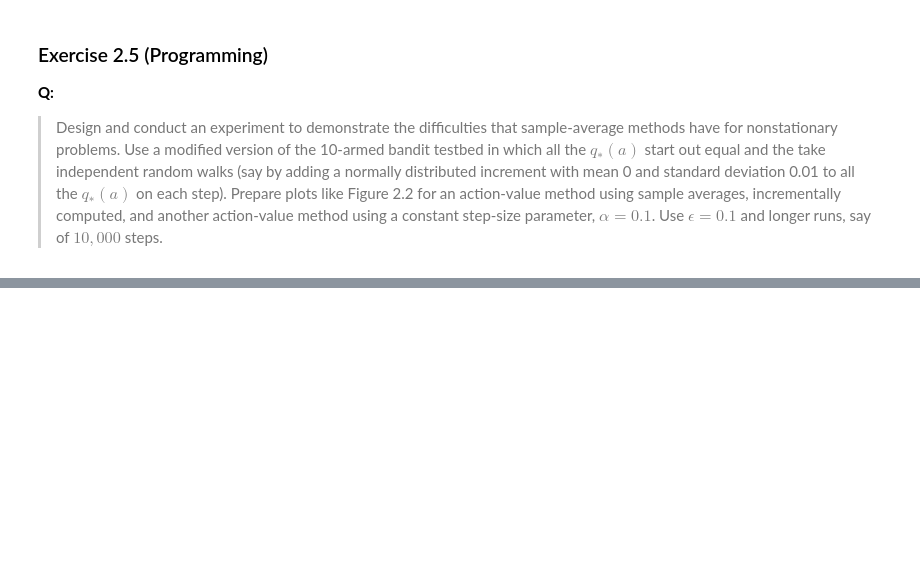
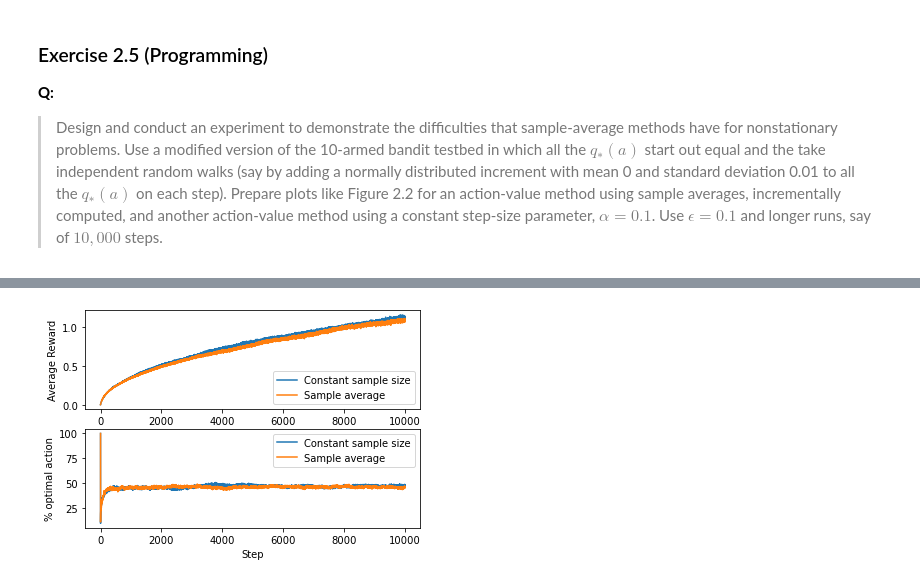
Before and after one commit to gabewilliam/Sutton-Barto_RL_Solutions, a Jupyter notebook: Ch2.ipynb, the cells around one changed output, grey strips where cells are left out. Cells and saved outputs as stored; diff of their text form; code cells hidden in the pictures; blank space fills up the shorter version.

```diff
--- a/Ch2.ipynb
+++ b/Ch2.ipynb
@@ -82,0 +158,16 @@ class TestBed:
+# %%
+plt.subplot(2,1,1)
+plt.plot(r1,label='Constant sample size')
+plt.plot(r2,label='Sample average')
+plt.legend()
+plt.xlabel('Step')
+plt.ylabel('Average Reward')
+plt.subplot(2,1,2)
+plt.plot(o1,label='Constant sample size')
+plt.plot(o2,label='Sample average')
+plt.legend()
+plt.xlabel('Step')
+plt.ylabel('% optimal action')
+plt.show()
+# %% [output]
+[figure, added]
```
Also changed, not shown: parts of 6 cells of this notebook.
